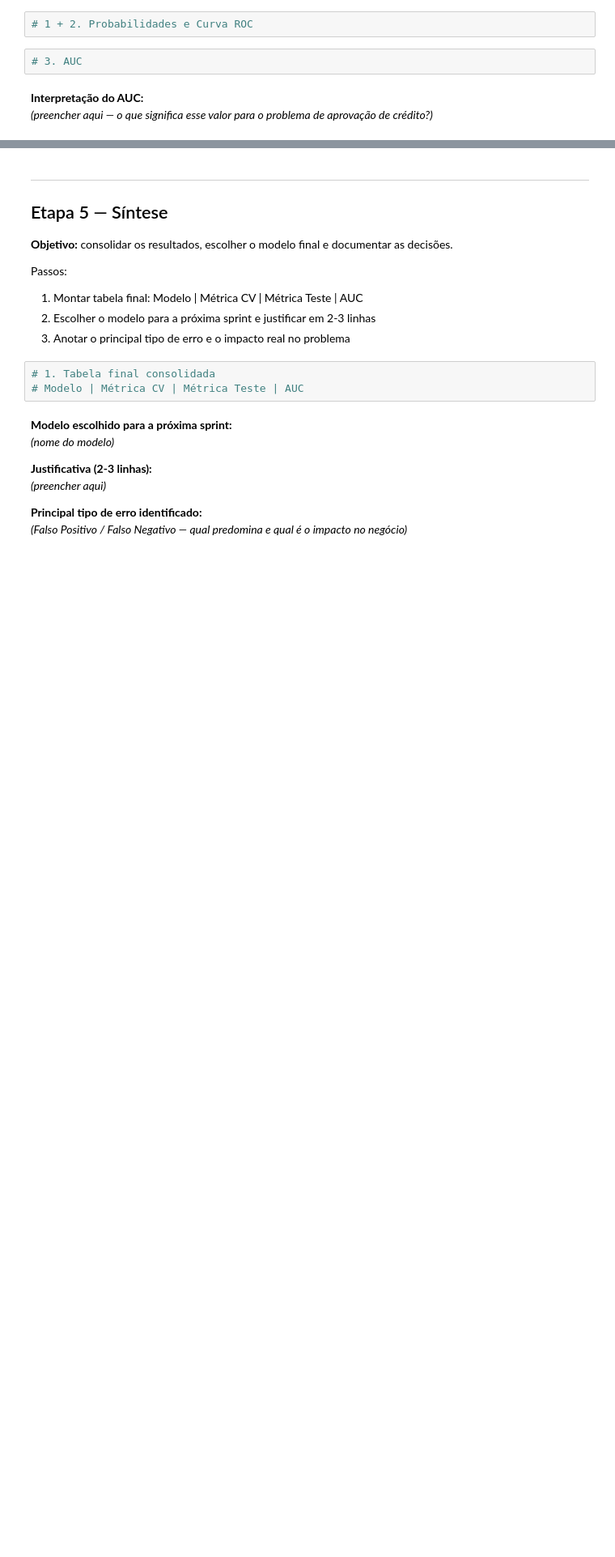
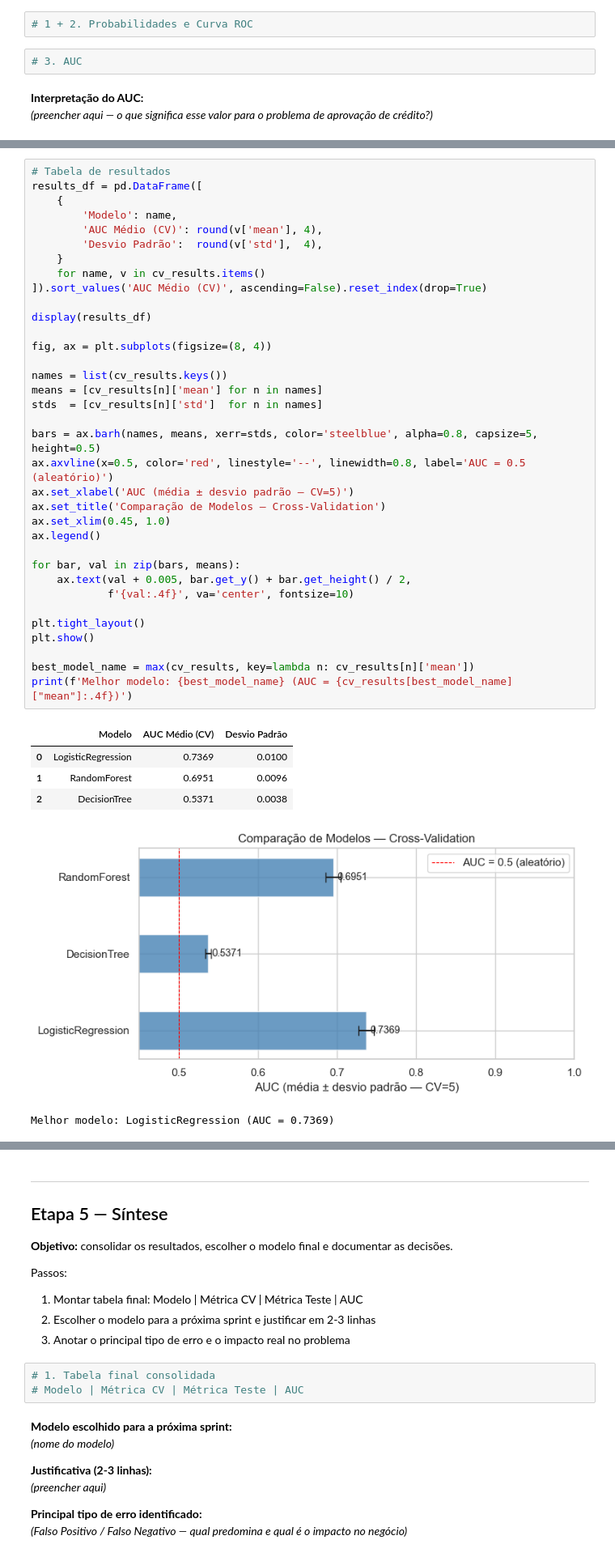
Before and after one commit to becastellani/home-credit-risk, a Jupyter notebook: notebooks/trilha_classificacao.ipynb, the cells around one changed output, grey strips where cells are left out. Shown at 81% size. Cells and saved outputs as stored; diff of their text form; blank space fills up the shorter version.

```diff
--- a/notebooks/trilha_classificacao.ipynb
+++ b/notebooks/trilha_classificacao.ipynb
@@ -142,0 +182,42 @@ models = {
+# %%
+# Tabela de resultados
+results_df = pd.DataFrame([
+    {
+        'Modelo': name,
+        'AUC Médio (CV)': round(v['mean'], 4),
+        'Desvio Padrão':  round(v['std'],  4),
+    }
+    for name, v in cv_results.items()
+]).sort_values('AUC Médio (CV)', ascending=False).reset_index(drop=True)
+
+display(results_df)
+
+fig, ax = plt.subplots(figsize=(8, 4))
+
+names = list(cv_results.keys())
+means = [cv_results[n]['mean'] for n in names]
+stds  = [cv_results[n]['std']  for n in names]
+
+bars = ax.barh(names, means, xerr=stds, color='steelblue', alpha=0.8, capsize=5, height=0.5)
+ax.axvline(x=0.5, color='red', linestyle='--', linewidth=0.8, label='AUC = 0.5 (aleatório)')
+ax.set_xlabel('AUC (média ± desvio padrão — CV=5)')
+ax.set_title('Comparação de Modelos — Cross-Validation')
+ax.set_xlim(0.45, 1.0)
+ax.legend()
+
+for bar, val in zip(bars, means):
+    ax.text(val + 0.005, bar.get_y() + bar.get_height() / 2,
+            f'{val:.4f}', va='center', fontsize=10)
+
+plt.tight_layout()
+plt.show()
+
+best_model_name = max(cv_results, key=lambda n: cv_results[n]['mean'])
+print(f'Melhor modelo: {best_model_name} (AUC = {cv_results[best_model_name]["mean"]:.4f})')
+# %% [output]
+|  | Modelo | AUC Médio (CV) | Desvio Padrão |
+| 0 | LogisticRegression | 0.7369 | 0.0100 |
+| 1 | RandomForest | 0.6951 | 0.0096 |
+| 2 | DecisionTree | 0.5371 | 0.0038 |
+[figure, added]
+Melhor modelo: LogisticRegression (AUC = 0.7369)
```
Also changed, not shown: parts of 11 cells of this notebook.
